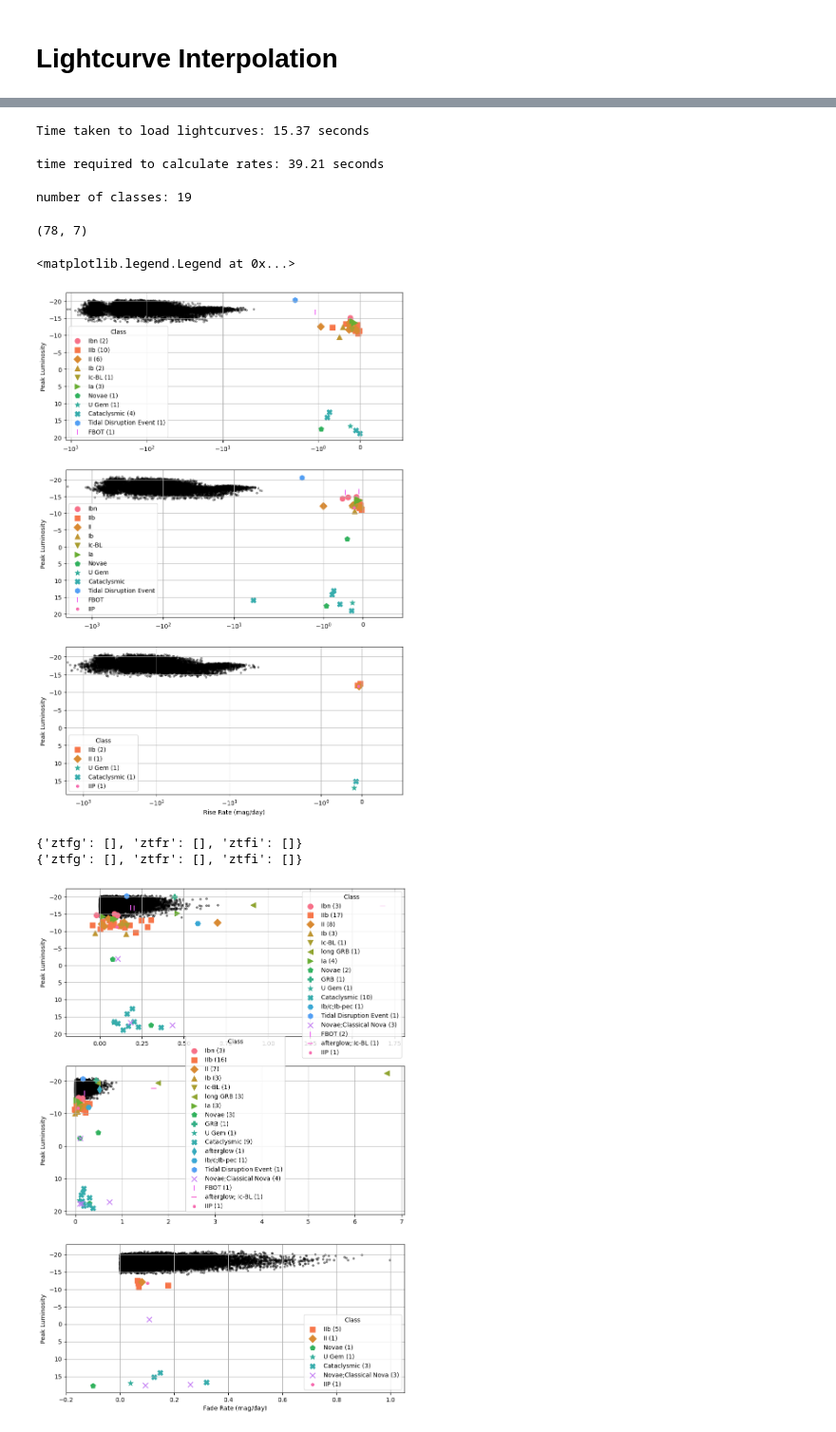
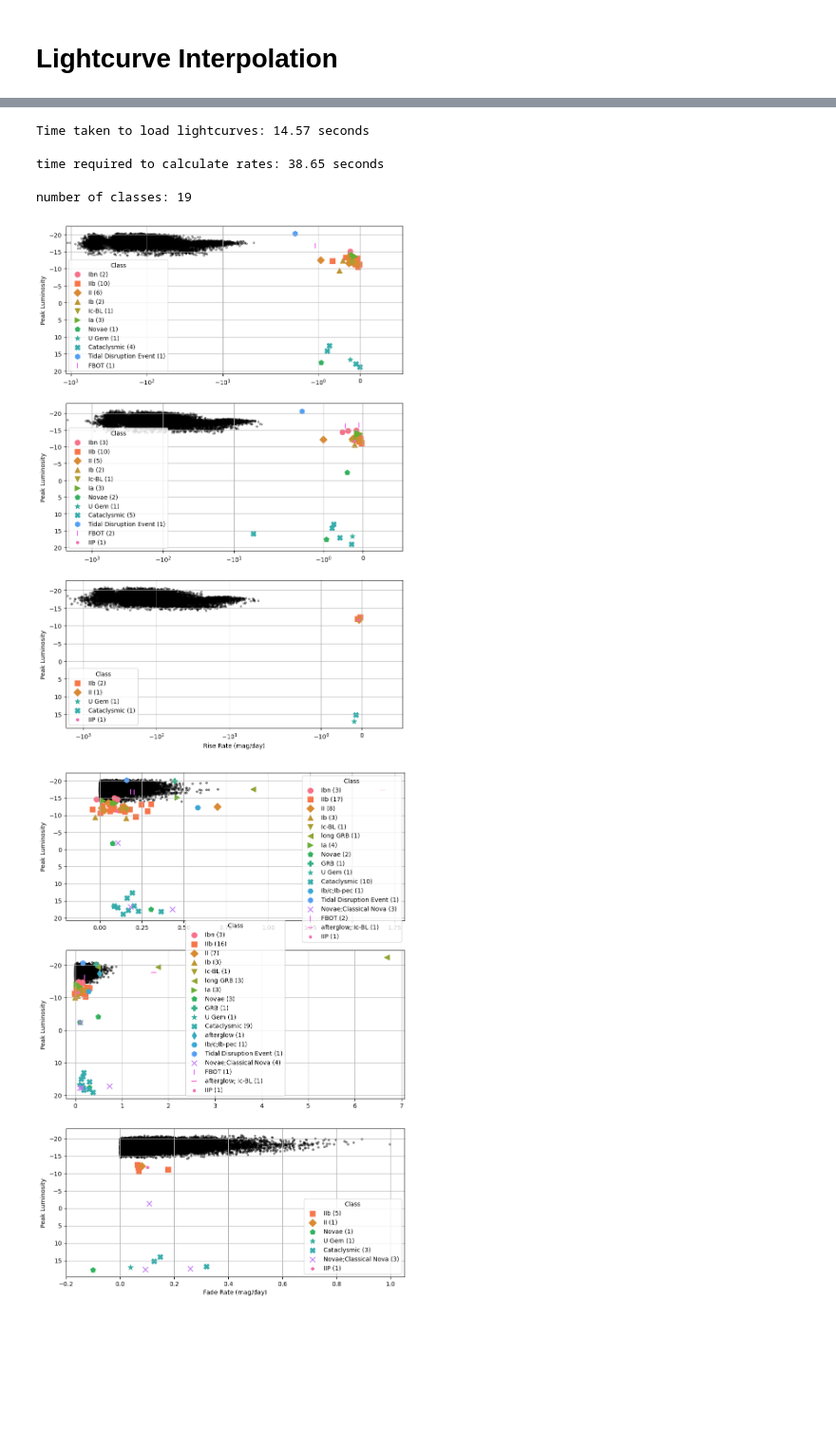
Before and after one commit to tylerbarna/kn-imposters, a Jupyter notebook: hq_candidates.ipynb, the cells around one changed output, grey strips where cells are left out. Shown at 95% size. Saved outputs shown, nothing was run; the diff lists cells and outputs as text; code cells hidden in the pictures; blank space fills up the shorter version.

```diff
--- a/hq_candidates.ipynb
+++ b/hq_candidates.ipynb
@@ -602,3 +474,5 @@ plt.show()
+# %%
+model='2022'
 # %%
 import json
 import numpy as np
@@ -677,8 +551,12 @@ def read_lightcurve_file(filename: str):
     return df#.to_dict(orient="series")
 
 
-# bulla_grid_files = sorted(glob.glob("lcs_bulla_2019/lcs/*.dat"))
-bulla_grid_files = sorted(glob.glob("lcs_bulla_2022/*.dat"))
+if model == '2019':
+
+    bulla_grid_files = sorted(glob.glob("lcs_bulla_2019/lcs/*.dat"))
+elif model == '2022':
+    bulla_grid_files = sorted(glob.glob("lcs_bulla_2022/*.dat"))
+
 # print(bulla_grid_files[0])
 
 
@@ -778,8 +656,8 @@ print(f'time required to calculate rates: {time.time() - time_end:.2f} seconds')
 # ax[0].set_ylabel("Peak Luminosity"), ax[1].set_ylabel("Peak Luminosity"), ax[2].set_ylabel("Peak Luminosity")
 # ax[2].set_xlabel("Rise Rate (mag/day)");
 # %% [output]
-Time taken to load lightcurves: 15.37 seconds
+Time taken to load lightcurves: 14.57 seconds
-time required to calculate rates: 39.21 seconds
+time required to calculate rates: 38.65 seconds
 # %%
 ## grab all variants of the lightcurve classes and define a dictionary for their colors and markers
 classes = df_rates['class'].unique()
@@ -790,10 +668,6 @@ markers = ['o', 's', 'D', '^', 'v', '<', '>', 'p', 'P', '*', 'X', 'd', 'H', 'h',
 class_dict = {classes[i]: {'color': colors[i], 'marker': markers[i]} for i in range(len(classes))}
 # %% [output]
 number of classes: 19
-# %%
-df_riseplot.shape
-# %% [output]
-(78, 7)
 # %%
 fig, ax = plt.subplots(3, 1, figsize=(10, 15), sharex=False)
 ax[0].grid(), ax[1].grid(), ax[2].grid()
@@ -806,43 +680,36 @@ df_riseplot = df_rates.dropna(subset=['rise_rate'])
 for class_i in class_dict:
     #print('\nclass', class_i)
     for i, axi in enumerate(ax):
         filt = ['ztfg', 'ztfr', 'ztfi'][i]
         #print('filter:', ['ztfg', 'ztfr', 'ztfi'][i])
         class_data = df_riseplot[df_riseplot['class'] == class_i]
         # identified_objects[filt] = class_data[class_data['filter'] == ['ztfg', 'ztfr', 'ztfi'][i]]['object'].values
         if len(class_data[class_data['filter'] == filt]) > 0:
             # plotted_objects[filt] = np.concatenate(plotted_objects[filt], class_data[class_data['filter'] == filt]['object'].values)
             #print('number of objects:', len(class_data[class_data['filter'] == filt]))
             axi.scatter(class_data[class_data['filter'] == filt]['rise_rate'], class_data[class_data['filter'] == filt]['peak_absmag'], color=class_dict[class_i]['color'], marker=class_dict[class_i]['marker'], label=class_i, s=75)
 # sns.scatterplot(data=df_riseplot[df_riseplot['filter'] == 'ztfg'], x='rise_rate', y='peak_absmag', hue='class', style='class', ax=ax[0], s=100, color='k')
 # sns.scatterplot(data=df_riseplot[df_riseplot['filter'] == 'ztfr'], x='rise_rate', y='peak_absmag',  hue='class', style='class', ax=ax[1], s=100, color='k')
 # sns.scatterplot(data=df_riseplot[df_riseplot['filter'] == 'ztfi'], x='rise_rate', y='peak_absmag',  hue='class', style='class', ax=ax[2], s=100, color='k')
 
 
 class_counts_ztfg = df_riseplot[df_riseplot['filter'] == 'ztfg']['class'].value_counts().to_dict()
 class_counts_ztfr = df_riseplot[df_riseplot['filter'] == 'ztfr']['class'].value_counts().to_dict()
 class_counts_ztfi = df_riseplot[df_riseplot['filter'] == 'ztfi']['class'].value_counts().to_dict()
 for i, (axi, counts) in enumerate(zip(ax, [class_counts_ztfg, class_counts_ztfr, class_counts_ztfi])):
     handles, labels = axi.get_legend_handles_labels()
     new_labels = [f'{label} ({counts[label]})' for label in labels if label in counts]
-    axi.legend(handles, new_labels, title='Class')
+    axi.legend(handles, new_labels, title='Class', loc='lower left')
 
 ax[0].invert_yaxis(), ax[1].invert_yaxis(), ax[2].invert_yaxis();
 ax[0].set_xscale('symlog'), ax[1].set_xscale('symlog'), ax[2].set_xscale('symlog');
 ax[0].set_xlim(None,1), ax[1].set_xlim(None,1), ax[2].set_xlim(None,1);
 
 ax[0].set_ylabel("Peak Luminosity"), ax[1].set_ylabel("Peak Luminosity"), ax[2].set_ylabel("Peak Luminosity")
 ax[0].set_xlabel(""), ax[0].set_xlabel(""), ax[2].set_xlabel("Rise Rate (mag/day)");
-ax[1].legend(loc='lower left')
+plt.show()
 # %% [output]
-<matplotlib.legend.Legend at 0x...>
-[figure, old version]
+[figure, new version]
-# %%
-print(identified_objects)
-print(plotted_objects)
-# %% [output]
-{'ztfg': [], 'ztfr': [], 'ztfi': []}
-{'ztfg': [], 'ztfr': [], 'ztfi': []}
 # %%
 fig, ax = plt.subplots(3, 1, figsize=(10, 15), sharex=False)
 ax[0].grid(), ax[1].grid(), ax[2].grid()
```
Also changed, not shown: parts of 16 cells of this notebook.
